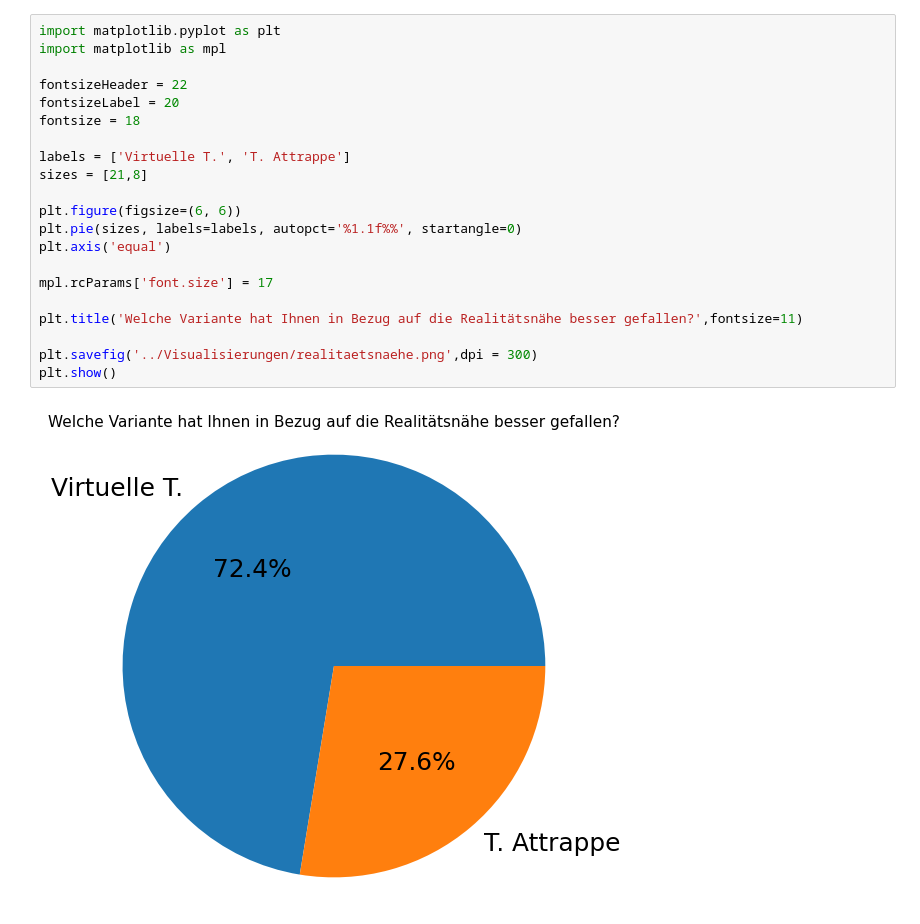
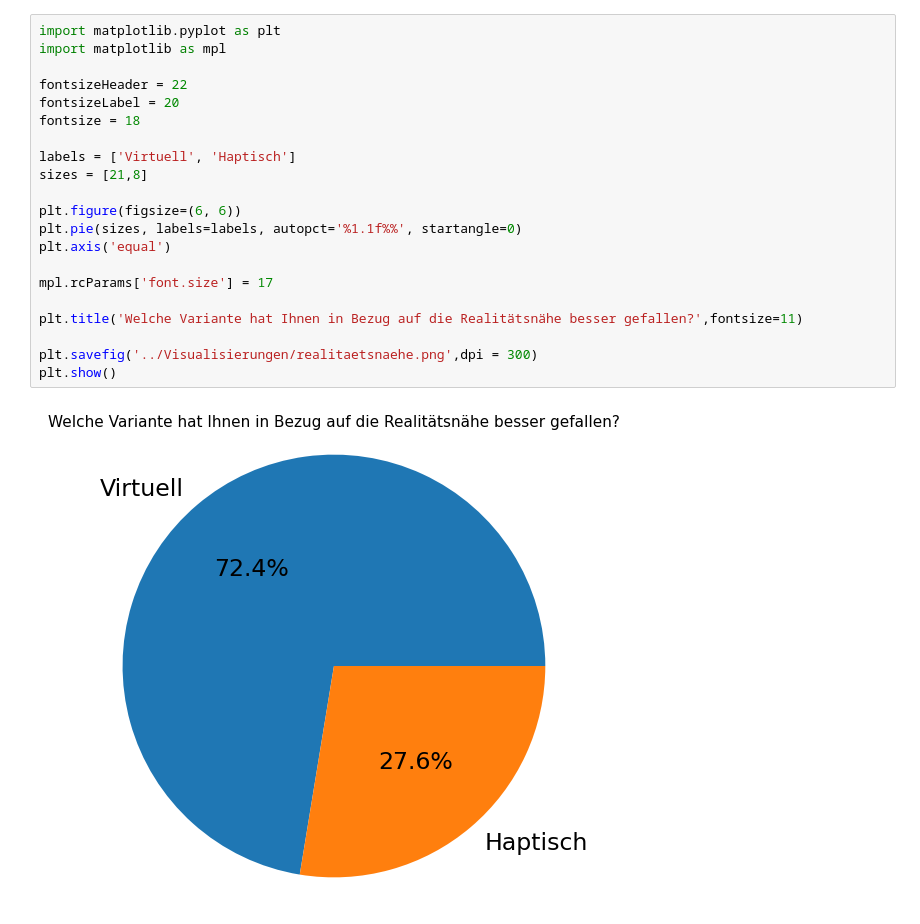
Before and after one commit to bkoern/Masterarbeit, a Jupyter notebook: Skripte/Kraehen.ipynb, the cells around one changed output. Drawn from its saved outputs; the diff is of its cells as text.

```diff
--- a/Skripte/Kraehen.ipynb
+++ b/Skripte/Kraehen.ipynb
@@ -45,23 +50,23 @@ plt.show()
 # %%
 import matplotlib.pyplot as plt
 import matplotlib as mpl
 
 fontsizeHeader = 22
 fontsizeLabel = 20
 fontsize = 18
 
-labels = ['Virtuelle T.', 'T. Attrappe']
+labels = ['Virtuell', 'Haptisch']
 sizes = [21,8]
 
 plt.figure(figsize=(6, 6))
 plt.pie(sizes, labels=labels, autopct='%1.1f%%', startangle=0)
 plt.axis('equal')
 
 mpl.rcParams['font.size'] = 17
 
 plt.title('Welche Variante hat Ihnen in Bezug auf die Realitätsnähe besser gefallen?',fontsize=11)
 
 plt.savefig('../Visualisierungen/realitaetsnaehe.png',dpi = 300)
 plt.show()
 # %% [output]
-[figure, old version]
+[figure, new version]
```
Also changed, not shown: parts of 2 cells of this notebook, 19 other files.
